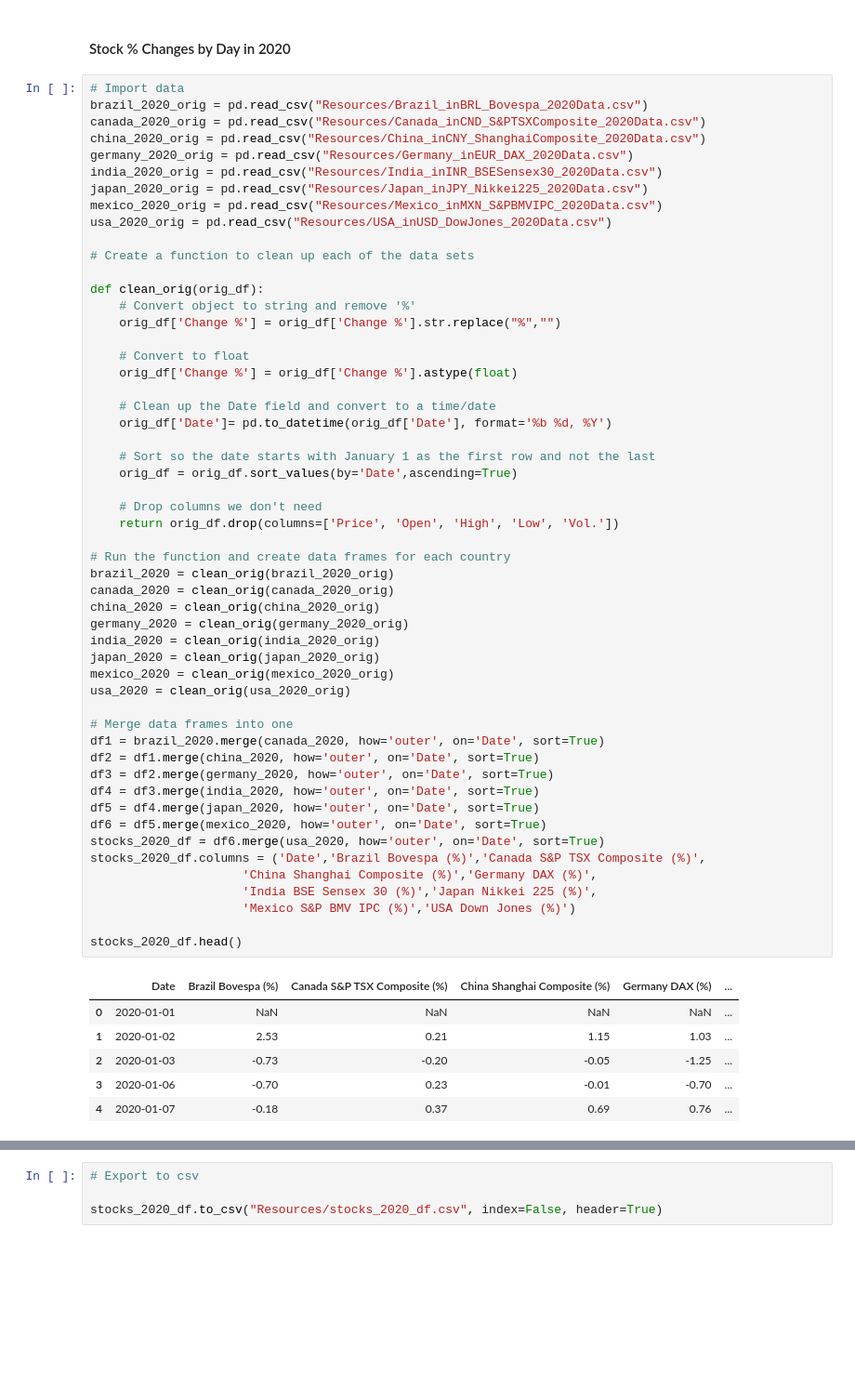
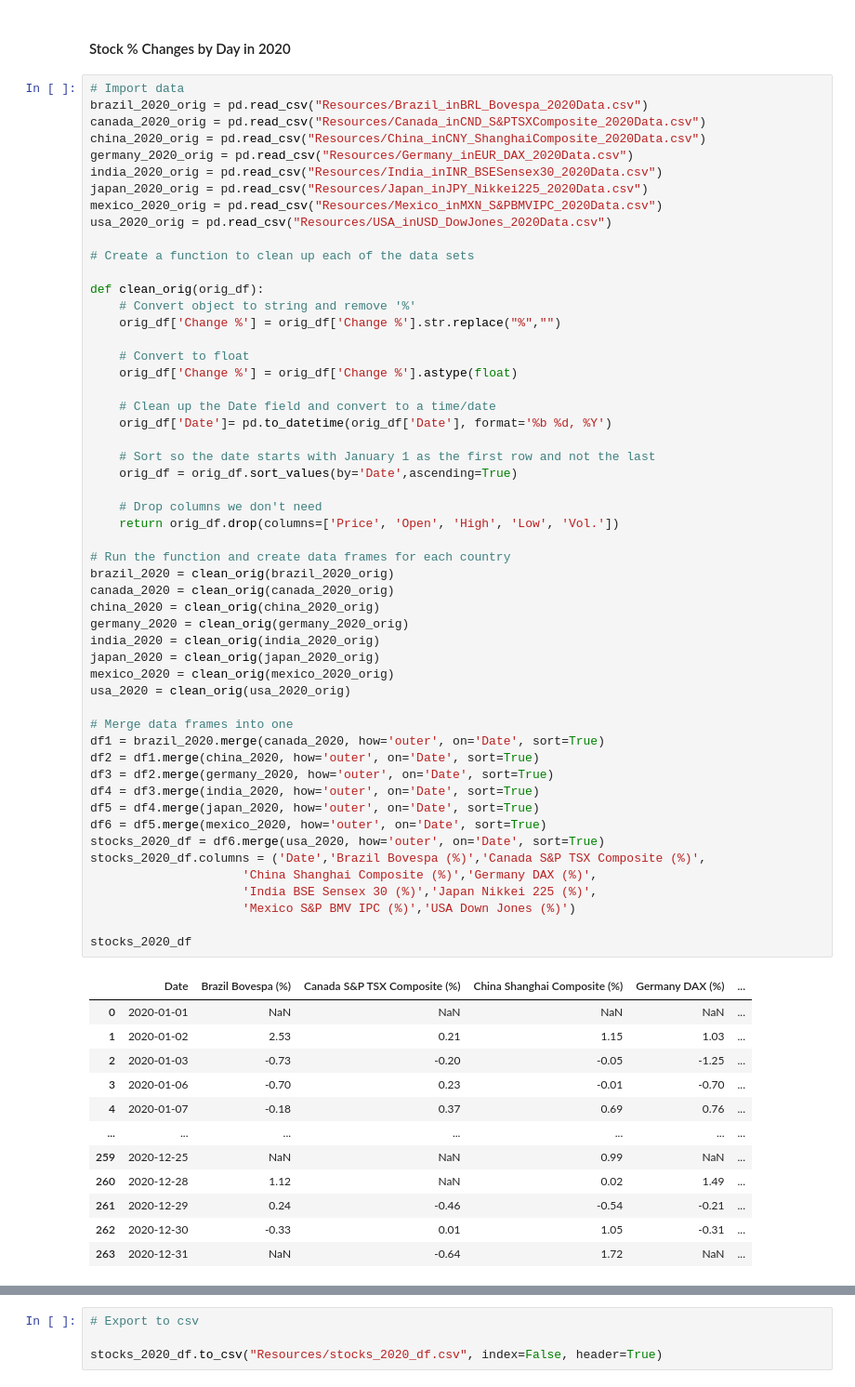
Before and after one commit to Eotanez/project-1, a Jupyter notebook: main.ipynb, the cells around one changed output, grey strips where cells are left out. Shown at 93% size. Cells and saved outputs as stored; diff of their text form; blank space fills up the shorter version.

```diff
--- a/main.ipynb
+++ b/main.ipynb
@@ -353,31 +353,37 @@ def clean_orig(orig_df):
 # Run the function and create data frames for each country
 brazil_2020 = clean_orig(brazil_2020_orig)
 canada_2020 = clean_orig(canada_2020_orig)
 china_2020 = clean_orig(china_2020_orig)
 germany_2020 = clean_orig(germany_2020_orig)
 india_2020 = clean_orig(india_2020_orig)
 japan_2020 = clean_orig(japan_2020_orig)
 mexico_2020 = clean_orig(mexico_2020_orig)
 usa_2020 = clean_orig(usa_2020_orig)
 
 # Merge data frames into one
 df1 = brazil_2020.merge(canada_2020, how='outer', on='Date', sort=True)
 df2 = df1.merge(china_2020, how='outer', on='Date', sort=True)
 df3 = df2.merge(germany_2020, how='outer', on='Date', sort=True)
 df4 = df3.merge(india_2020, how='outer', on='Date', sort=True)
 df5 = df4.merge(japan_2020, how='outer', on='Date', sort=True)
 df6 = df5.merge(mexico_2020, how='outer', on='Date', sort=True)
 stocks_2020_df = df6.merge(usa_2020, how='outer', on='Date', sort=True)
 stocks_2020_df.columns = ('Date','Brazil Bovespa (%)','Canada S&P TSX Composite (%)',
                      'China Shanghai Composite (%)','Germany DAX (%)',
                      'India BSE Sensex 30 (%)','Japan Nikkei 225 (%)',
                      'Mexico S&P BMV IPC (%)','USA Down Jones (%)')
 
-stocks_2020_df.head()
+stocks_2020_df
 # %% [output]
 |  | Date | Brazil Bovespa (%) | Canada S&P TSX Composite (%) | China Shanghai Composite (%) | Germany DAX (%) | ... |
 | 0 | 2020-01-01 | NaN | NaN | NaN | NaN | ... |
 | 1 | 2020-01-02 | 2.53 | 0.21 | 1.15 | 1.03 | ... |
 | 2 | 2020-01-03 | -0.73 | -0.20 | -0.05 | -1.25 | ... |
 | 3 | 2020-01-06 | -0.70 | 0.23 | -0.01 | -0.70 | ... |
 | 4 | 2020-01-07 | -0.18 | 0.37 | 0.69 | 0.76 | ... |
+| ... | ... | ... | ... | ... | ... | ... |
+| 259 | 2020-12-25 | NaN | NaN | 0.99 | NaN | ... |
+| 260 | 2020-12-28 | 1.12 | NaN | 0.02 | 1.49 | ... |
+| 261 | 2020-12-29 | 0.24 | -0.46 | -0.54 | -0.21 | ... |
+| 262 | 2020-12-30 | -0.33 | 0.01 | 1.05 | -0.31 | ... |
+| 263 | 2020-12-31 | NaN | -0.64 | 1.72 | NaN | ... |
```
Also changed, not shown: parts of 3 cells of this notebook.
